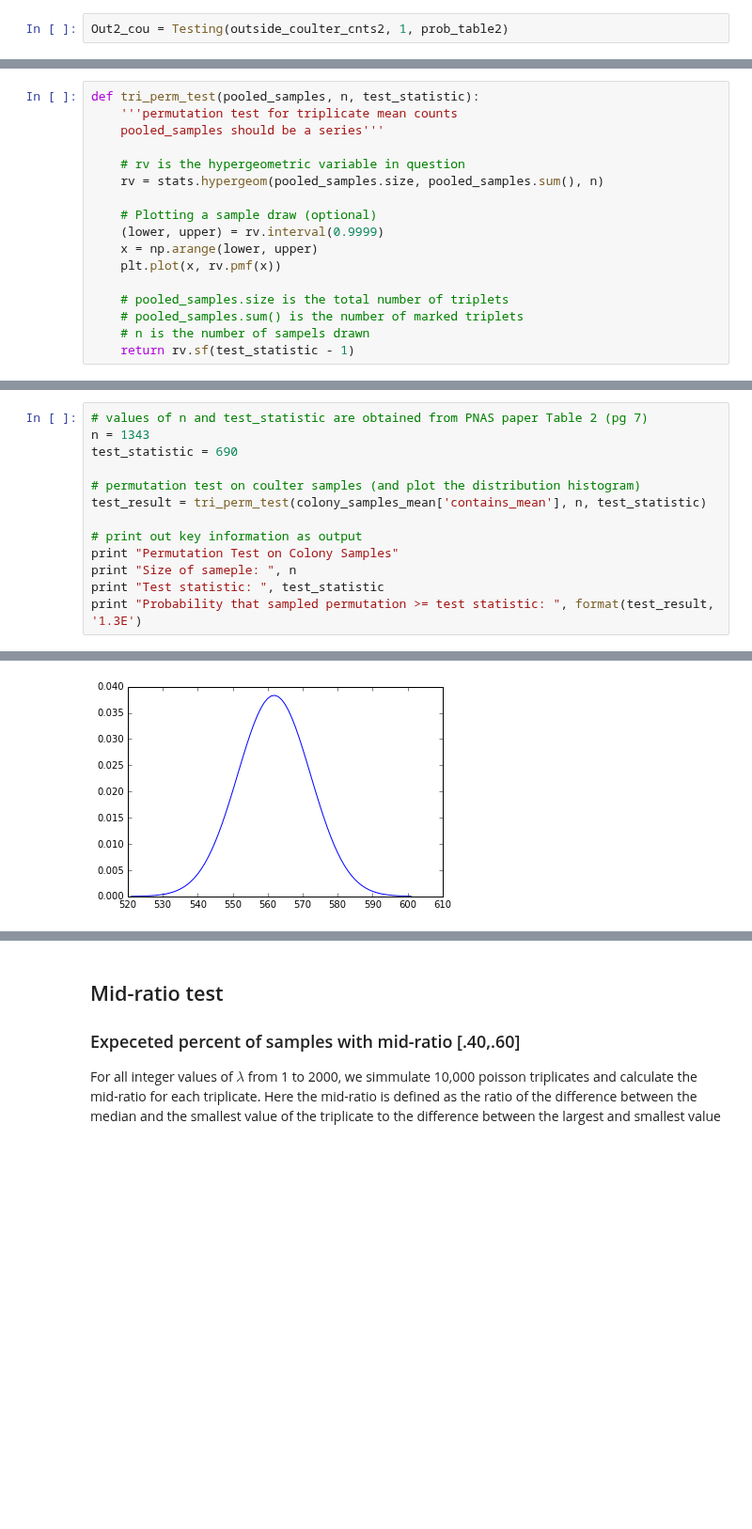
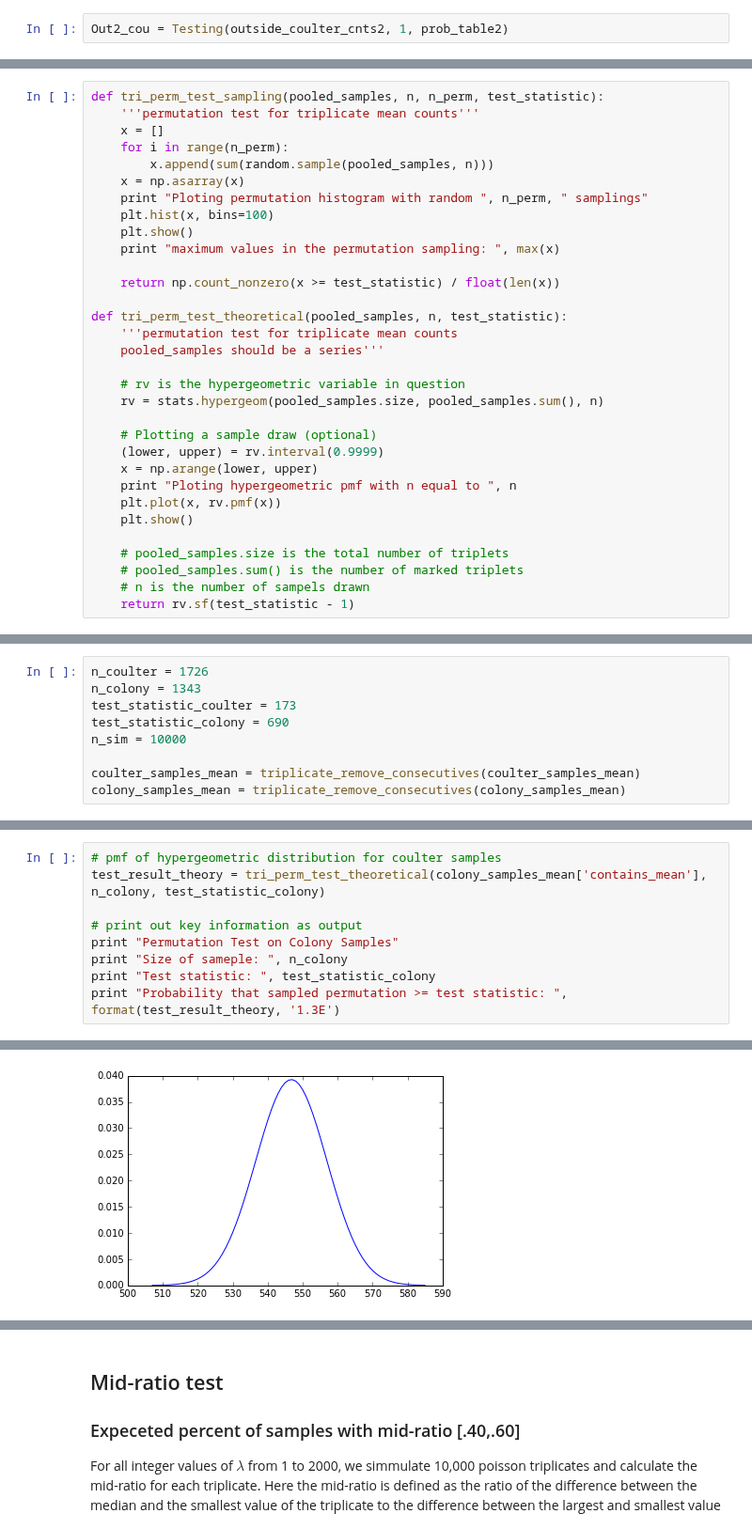
Before and after one commit to mads14/S215a-groupwork, a Jupyter notebook: science-open-research/OSR_Pitt_Hill.ipynb, the cells around one changed output, grey strips where cells are left out. Shown at 94% size. Cells and saved outputs as stored; diff of their text form; blank space fills up the shorter version.

Commit message:
merged permutation test update to master

```diff
--- a/science-open-research/OSR_Pitt_Hill.ipynb
+++ b/science-open-research/OSR_Pitt_Hill.ipynb
@@ -352,5 +366,18 @@ Step 3. Permutation test for triplicate count test.
 # %%
-def tri_perm_test(pooled_samples, n, test_statistic):
+def tri_perm_test_sampling(pooled_samples, n, n_perm, test_statistic):
+    '''permutation test for triplicate mean counts'''
+    x = []
+    for i in range(n_perm):
+        x.append(sum(random.sample(pooled_samples, n)))
+    x = np.asarray(x)
+    print "Ploting permutation histogram with random ", n_perm, " samplings"
+    plt.hist(x, bins=100)
+    plt.show()
+    print "maximum values in the permutation sampling: ", max(x)
+
+    return np.count_nonzero(x >= test_statistic) / float(len(x))
+
+def tri_perm_test_theoretical(pooled_samples, n, test_statistic):
     '''permutation test for triplicate mean counts
     pooled_samples should be a series'''
 
@@ -360,7 +387,9 @@ def tri_perm_test(pooled_samples, n, test_statistic):
     # Plotting a sample draw (optional)
     (lower, upper) = rv.interval(0.9999)
     x = np.arange(lower, upper)
+    print "Ploting hypergeometric pmf with n equal to ", n
     plt.plot(x, rv.pmf(x))
+    plt.show()
 
     # pooled_samples.size is the total number of triplets
     # pooled_samples.sum() is the number of marked triplets
@@ -391,0 +459,9 @@ Step 4b. Perform the permutation test on colony samples.
+# %%
+n_coulter = 1726
+n_colony = 1343
+test_statistic_coulter = 173
+test_statistic_colony = 690
+n_sim = 10000
+
+coulter_samples_mean = triplicate_remove_consecutives(coulter_samples_mean)
+colony_samples_mean = triplicate_remove_consecutives(colony_samples_mean)
@@ -392,14 +502,10 @@ Step 4b. Perform the permutation test on colony samples.
 # %%
-# values of n and test_statistic are obtained from PNAS paper Table 2 (pg 7)
-n = 1343
-test_statistic = 690
-
-# permutation test on coulter samples (and plot the distribution histogram)
-test_result = tri_perm_test(colony_samples_mean['contains_mean'], n, test_statistic)
+# pmf of hypergeometric distribution for coulter samples
+test_result_theory = tri_perm_test_theoretical(colony_samples_mean['contains_mean'], n_colony, test_statistic_colony)
 
 # print out key information as output
 print "Permutation Test on Colony Samples"
-print "Size of sameple: ", n
-print "Test statistic: ", test_statistic
-print "Probability that sampled permutation >= test statistic: ", format(test_result, '1.3E')
+print "Size of sameple: ", n_colony
+print "Test statistic: ", test_statistic_colony
+print "Probability that sampled permutation >= test statistic: ", format(test_result_theory, '1.3E')
 # %% [output]
@@ -410 +513 @@ Probability that sampled permutation >= test statistic:  1.781E-36
-[figure, old version]
+[figure, new version]
```
Also changed, not shown: parts of 29 cells of this notebook.
